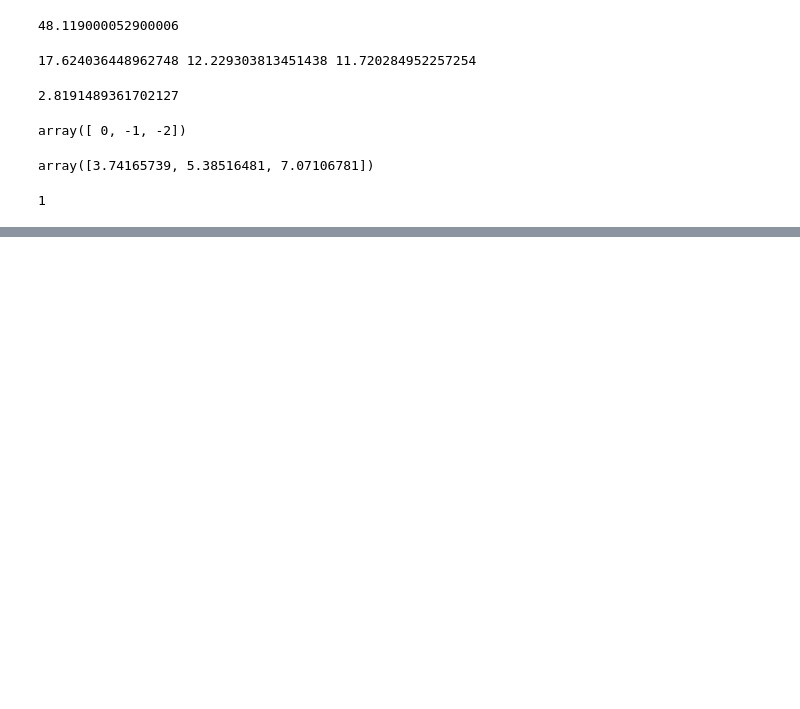
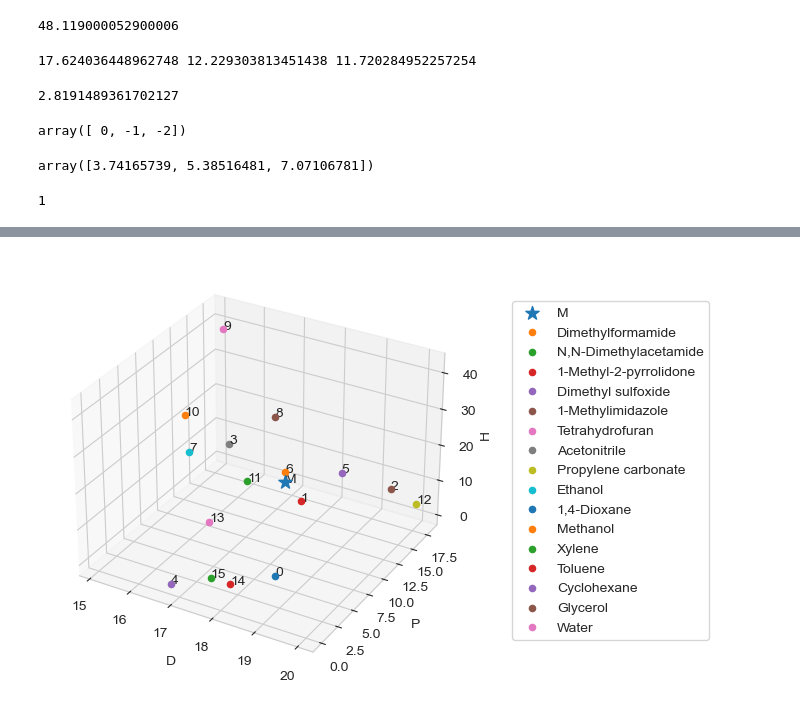
Before and after one commit to xueannafang/hsp_mloc_v2, a Jupyter notebook: mloc_2_test.ipynb, the cells around one changed output, grey strips where cells are left out. Cells and saved outputs as stored; diff of their text form; code cells hidden in the pictures; blank space fills up the shorter version.

Commit message:
test plot

```diff
--- a/mloc_2_test.ipynb
+++ b/mloc_2_test.ipynb
@@ -174,0 +181,4 @@ today.strftime("%Y%m%d") + now.strftime("%H%M%S")
+# %%
+test_rslt_ds = pd.read_csv("test_20230708170620.csv", index_col = 0)
+# %%
+test_rslt_df = pd.DataFrame(test_rslt_ds)
@@ -174,0 +280,3 @@ today.strftime("%Y%m%d") + now.strftime("%H%M%S")
+# %%
+for i, row in test_rslt_df.iterrows():
+    print(row['Solvent'])
@@ -174,0 +301,46 @@ today.strftime("%Y%m%d") + now.strftime("%H%M%S")
+# %%
+
+sns.set_style("whitegrid")
+
+fig = plt.figure(figsize=(6,6))
+ax = plt.axes(projection = '3d')
+
+for i, row in test_rslt_df.iterrows():
+
+    c_out = c_diff(row)
+    l_out = l_diff(row)
+    m_out = m_diff(row)
+    s_out = s_diff(row)
+    t_out = t_diff(row)
+
+    # print(row['Solvent'])
+
+    x = row['D']
+    y = row['P']
+    z = row['H']
+
+    ax.scatter(x, y, z, s = s_out, marker = m_out, label = l_out)
+
+    # ax.scatter(x, y, z, c = c_out, l = l_out)
+
+    # ax.annotate(row['Solvent'], (x, y))
+    ax.text(x, y, z, t_out)
+
+ax.set_xlabel('D')
+ax.set_ylabel('P')
+ax.set_zlabel('H', rotation = 90)
+ax.zaxis.labelpad=-1
+
+# Shrink current axis by 20%
+box = ax.get_position()
+ax.set_position([box.x0, box.y0, box.width * 0.9, box.height])
+
+# Put a legend to the right of the current axis
+ax.legend(loc='center left', bbox_to_anchor=(1.1, 0.5))
+
+# ax.legend(loc="right")
+
+plt.savefig('test_20230708170620.png')
+plt.show()
+# %% [output]
+[figure, added]
```
Also changed, not shown: parts of 17 cells of this notebook, 2 other files.
